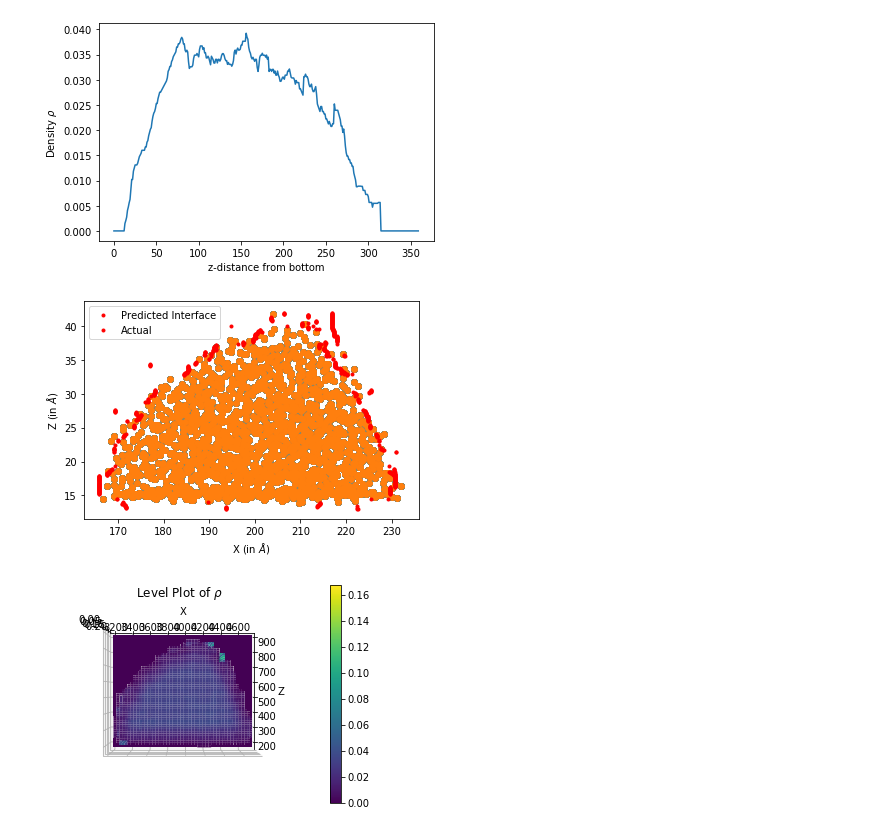
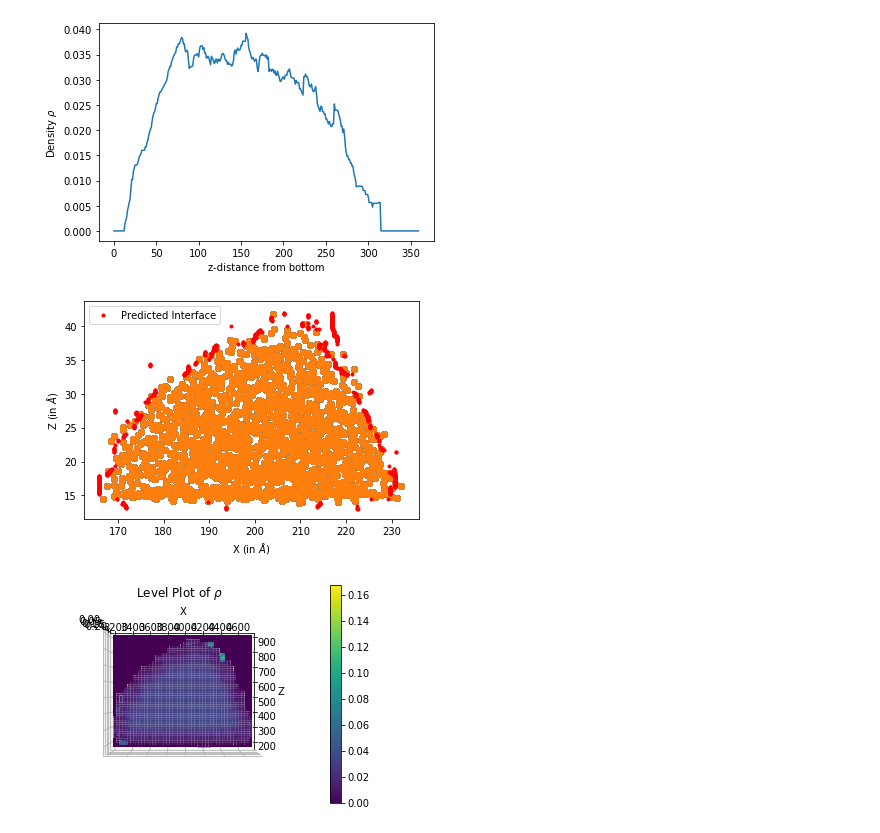
Before and after one commit to Oscuro-Phoenix/MD_Drop_Utils, a Jupyter notebook: Droplet_MD_Util.ipynb, the cells around one changed output. Cells and saved outputs as stored; diff of their text form; code cells hidden in the pictures.

```diff
--- a/Droplet_MD_Util.ipynb
+++ b/Droplet_MD_Util.ipynb
@@ -78,34 +76,34 @@ Text(0.5, 0, 'z-distance from bottom')
 # %%
 dx = 0.05
 dz = 0.05
 Nx = int(1/dx)
 Nz = int(1/dz)
 q = 3
 cell_size = 6.8
 x0,y0,z0 = io.get_clean_coord(X,Y,Z,100,Xlim,Ylim,Zlim)
 xlim = [int(x0.min()),int(np.ceil(x0.max()))]
 ylim = [int(y0.min()),int(np.ceil(y0.max()))]
 zlim = [int(z0.min()),int(np.ceil(z0.max()))]
 rho = rhofns.get_rho(6.8,np.asarray(xlim),np.asarray(ylim),np.asarray(zlim),x0,y0,z0,q,dx,dz) #Get rho Cell_Size of 6.8
 r = rho.flatten()
 r = np.median(r)*2
 left_pts = []
 right_pts = []
 for z in range(0,rho.shape[1]-q*Nz-3*Nz):
     p1 = find_nearest(rho[:,int(z+q*Nz)],r/2)
     temp_idx = min(p1+int(rho.shape[0]*0.25),int(rho.shape[0]*0.75))
     p2 = find_nearest(rho[:,int(z+q*Nz)][temp_idx:],r/2)+temp_idx
     if p2 > p1:
         plt.plot(p1/Nx+xlim[0]-q, z/Nz+zlim[0],'r.')
         left_pts.append([p1/Nx+xlim[0]-q, z/Nz+zlim[0]])
         plt.plot(p2/Nx+xlim[0]-q, z/Nz+zlim[0],'r.')
         right_pts.append([p2/Nx+xlim[0]-q, z/Nz+zlim[0]])
         plt.scatter(x0,z0)
         plt.xlabel(r'X (in $\AA$)')
         plt.ylabel(r'Z (in $\AA$)')
-        plt.legend(['Predicted Interface','Actual'])
+        plt.legend(['Predicted Interface'])
 # %% [output]
-[figure, old version]
+[figure, new version]
 # %%
 #Level Plot of Rho
 rhofns.plot_rho(rho/(cell_size*cell_size),q,xlim,zlim,dx,dz)
```
Also changed, not shown: parts of 2 cells of this notebook.
